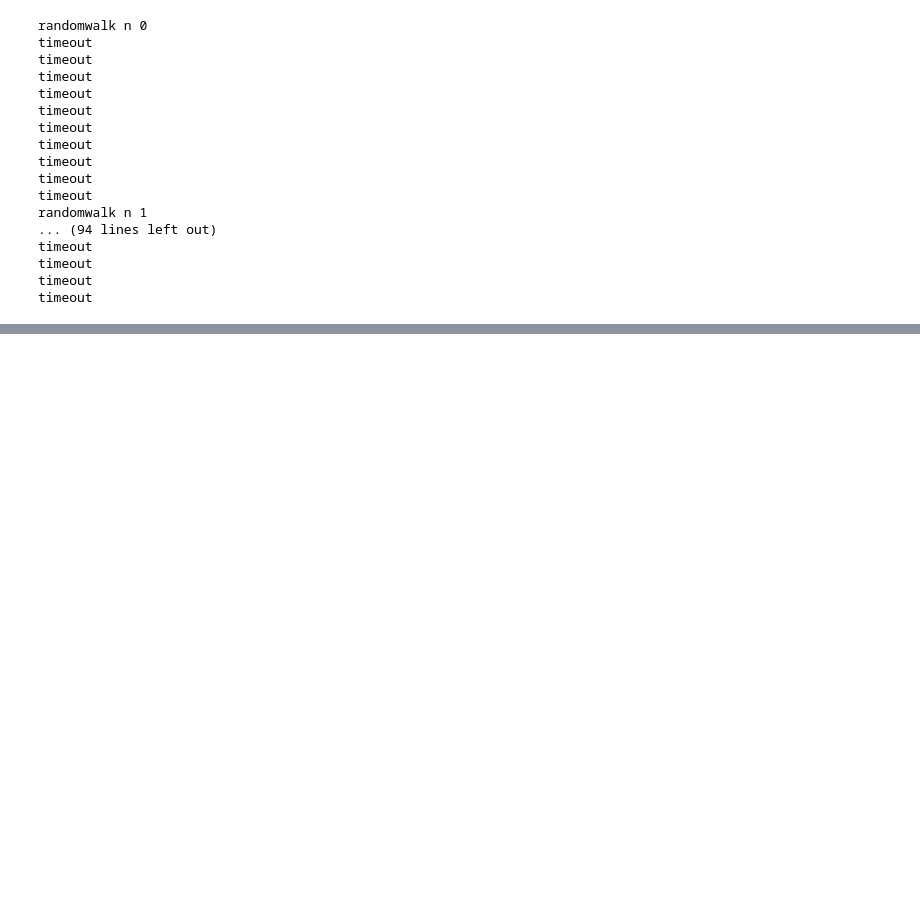
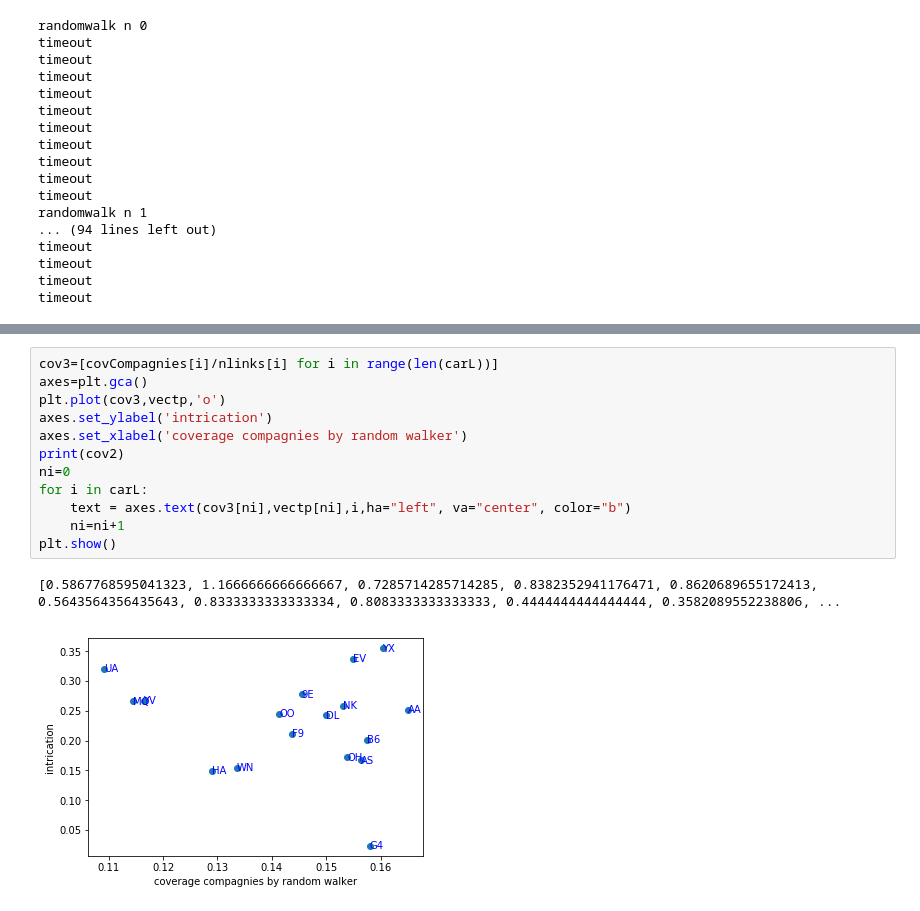
Before and after one commit to TiphaineV/multiplex-streams, a Jupyter notebook: src/visualisation/planes.ipynb, the cells around one changed output, grey strips where cells are left out. Drawn from its saved outputs; the diff is of its cells as text; blank space fills up the shorter version.

```diff
--- a/src/visualisation/planes.ipynb
+++ b/src/visualisation/planes.ipynb
@@ -519,0 +547,15 @@ plt.show()
+# %%
+cov3=[covCompagnies[i]/nlinks[i] for i in range(len(carL))]
+axes=plt.gca()
+plt.plot(cov3,vectp,'o')
+axes.set_ylabel('intrication')
+axes.set_xlabel('coverage compagnies by random walker')
+print(cov2)
+ni=0
+for i in carL:
+    text = axes.text(cov3[ni],vectp[ni],i,ha="left", va="center", color="b")
+    ni=ni+1
+plt.show()
+# %% [output]
+[0.5867768595041323, 1.1666666666666667, 0.7285714285714285, 0.8382352941176471, 0.8620689655172413, 0.5643564356435643, 0.8333333333333334, 0.8083333333333333, 0.4444444444444444, 0.3582089552238806, ...
+[figure, added]
```
Also changed, not shown: parts of 8 cells of this notebook.
